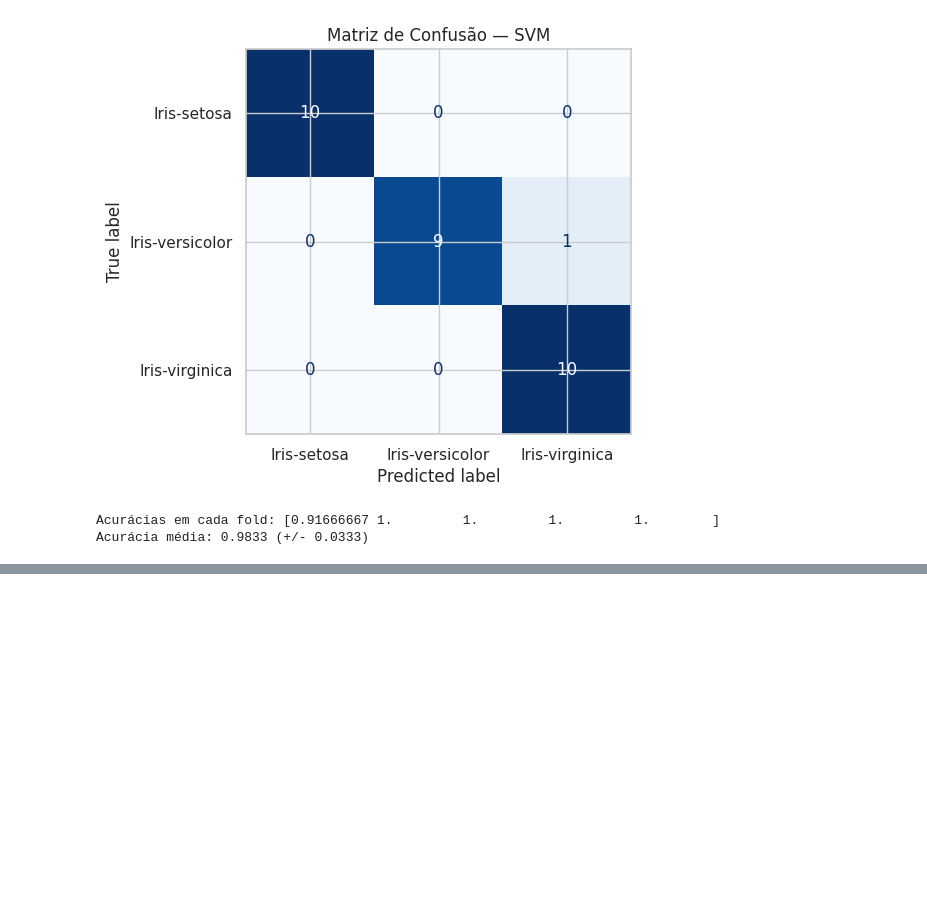
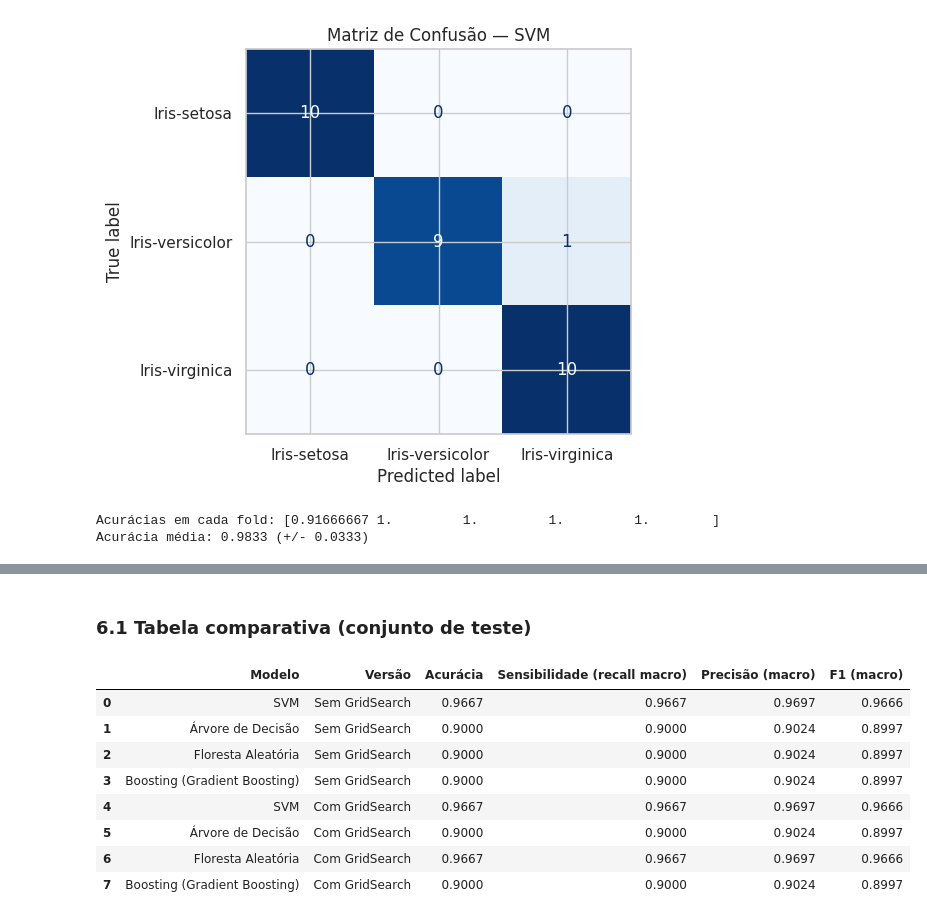
Before and after one commit to samuel76-art/Disciplina-de-Inteligencia-Artificial-UMC, a Jupyter notebook: Atividade_dataset_Iris_com_SVM .ipynb, the cells around one changed output, grey strips where cells are left out. Saved outputs shown, nothing was run; the diff lists cells and outputs as text; code cells hidden in the pictures; blank space fills up the shorter version.

```diff
--- a/Atividade_dataset_Iris_com_SVM .ipynb
+++ b/Atividade_dataset_Iris_com_SVM .ipynb
@@ -410,0 +449,15 @@ Avaliei o modelo final, comprovando seu alto desempenho e boa capacidade de gene
+# %% [markdown]
+### 6.1 Tabela comparativa (conjunto de teste)
+# %%
+res = pd.DataFrame(resultados).round(4)
+res
+# %% [output]
+|  | Modelo | Versão | Acurácia | Sensibilidade (recall macro) | Precisão (macro) | F1 (macro) |
+| 0 | SVM | Sem GridSearch | 0.9667 | 0.9667 | 0.9697 | 0.9666 |
+| 1 | Árvore de Decisão | Sem GridSearch | 0.9000 | 0.9000 | 0.9024 | 0.8997 |
+| 2 | Floresta Aleatória | Sem GridSearch | 0.9000 | 0.9000 | 0.9024 | 0.8997 |
+| 3 | Boosting (Gradient Boosting) | Sem GridSearch | 0.9000 | 0.9000 | 0.9024 | 0.8997 |
+| 4 | SVM | Com GridSearch | 0.9667 | 0.9667 | 0.9697 | 0.9666 |
+| 5 | Árvore de Decisão | Com GridSearch | 0.9000 | 0.9000 | 0.9024 | 0.8997 |
+| 6 | Floresta Aleatória | Com GridSearch | 0.9667 | 0.9667 | 0.9697 | 0.9666 |
+| 7 | Boosting (Gradient Boosting) | Com GridSearch | 0.9000 | 0.9000 | 0.9024 | 0.8997 |
```
Also changed, not shown: parts of 15 cells of this notebook.
